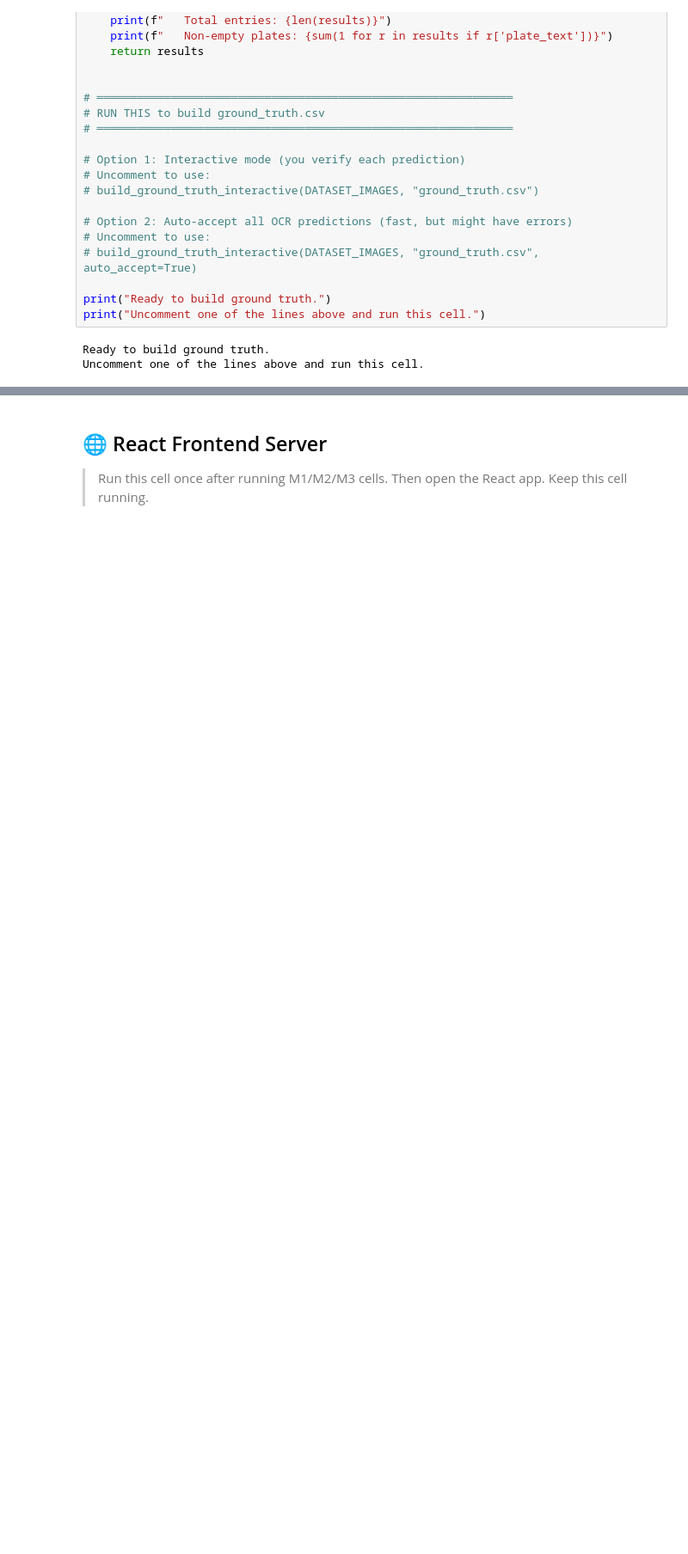
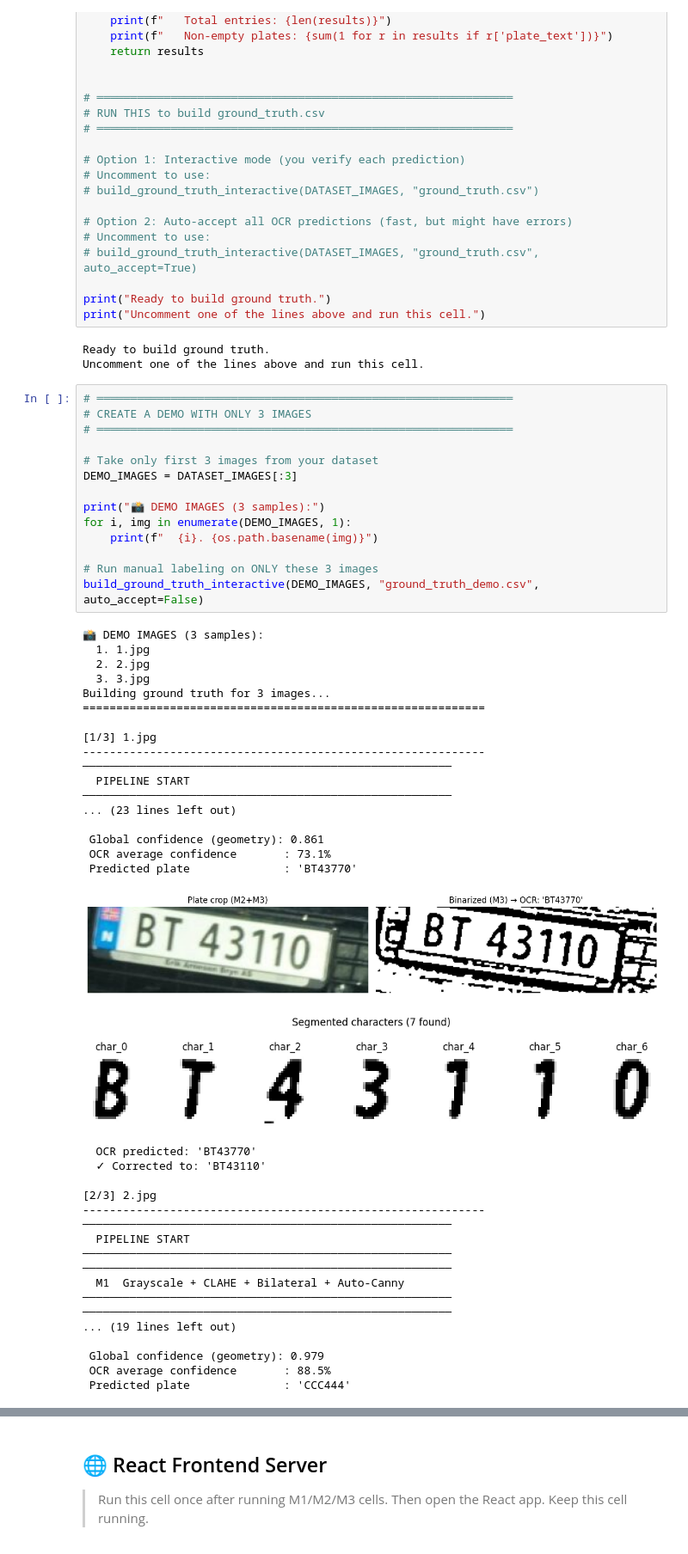
Before and after one commit to wesalmagdi/License-Plate-Recognition, a Jupyter notebook: DIP_Project .ipynb, the cells around one changed output, grey strips where cells are left out. Shown at 86% size. Saved outputs shown, nothing was run; the diff lists cells and outputs as text; blank space fills up the shorter version.

```diff
--- a/DIP_Project .ipynb
+++ b/DIP_Project .ipynb
@@ -1689,3 +1604,54 @@ print("Uncomment one of the lines above and run this cell.")
 # %% [output]
 Ready to build ground truth.
 Uncomment one of the lines above and run this cell.
+# %%
+# ══════════════════════════════════════════════════════════════
+# CREATE A DEMO WITH ONLY 3 IMAGES
+# ══════════════════════════════════════════════════════════════
+
+# Take only first 3 images from your dataset
+DEMO_IMAGES = DATASET_IMAGES[:3]
+
+print("📸 DEMO IMAGES (3 samples):")
+for i, img in enumerate(DEMO_IMAGES, 1):
+    print(f"  {i}. {os.path.basename(img)}")
+
+# Run manual labeling on ONLY these 3 images
+build_ground_truth_interactive(DEMO_IMAGES, "ground_truth_demo.csv", auto_accept=False)
+# %% [output]
+📸 DEMO IMAGES (3 samples):
+  1. 1.jpg
+  2. 2.jpg
+  3. 3.jpg
+Building ground truth for 3 images...
+============================================================
+
+[1/3] 1.jpg
+------------------------------------------------------------
+───────────────────────────────────────────────────────
+  PIPELINE START
+───────────────────────────────────────────────────────
+... (23 lines left out)
+
+ Global confidence (geometry): 0.861
+ OCR average confidence       : 73.1%
+ Predicted plate              : 'BT43770'
+[figure, added]
+[figure, added]
+  OCR predicted: 'BT43770'
+  ✓ Corrected to: 'BT43110'
+
+[2/3] 2.jpg
+------------------------------------------------------------
+───────────────────────────────────────────────────────
+  PIPELINE START
+───────────────────────────────────────────────────────
+───────────────────────────────────────────────────────
+  M1  Grayscale + CLAHE + Bilateral + Auto-Canny
+───────────────────────────────────────────────────────
+───────────────────────────────────────────────────────
+... (19 lines left out)
+
+ Global confidence (geometry): 0.979
+ OCR average confidence       : 88.5%
+ Predicted plate              : 'CCC444'
```
Also changed, not shown: parts of 15 cells of this notebook, 10 other files.
